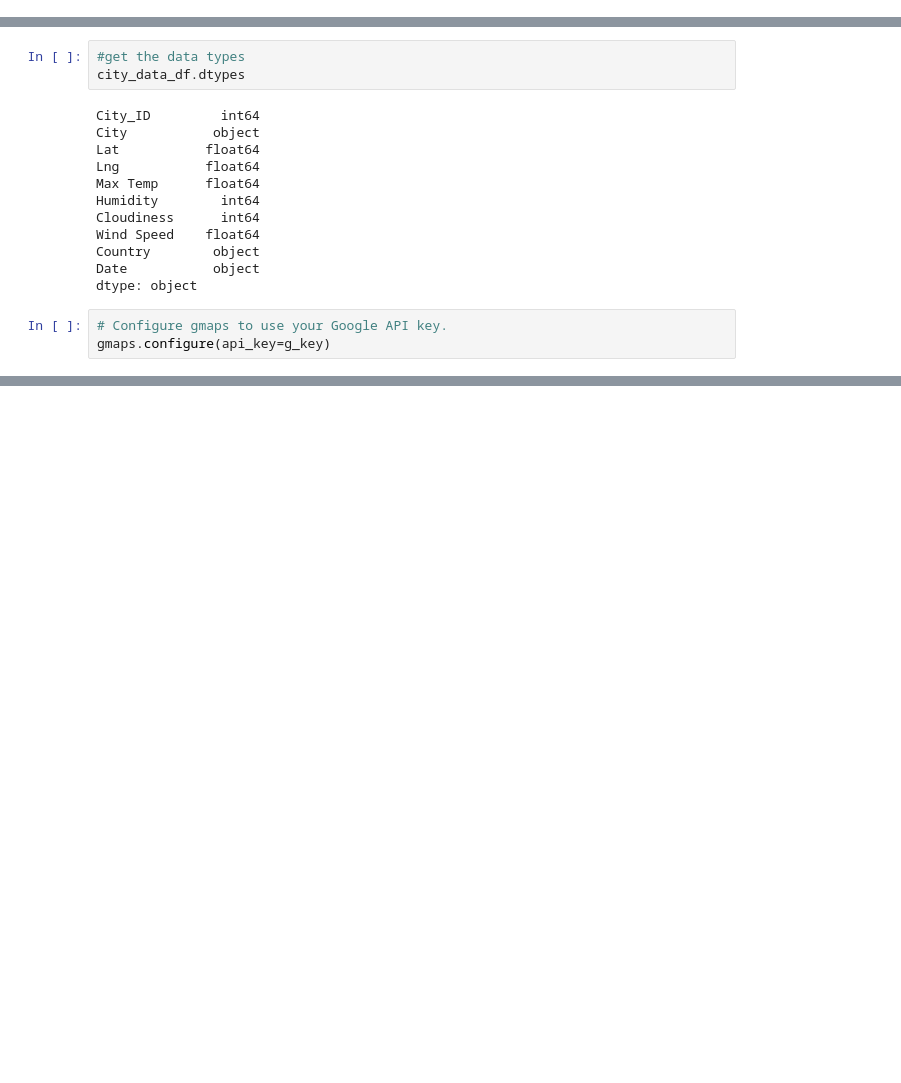
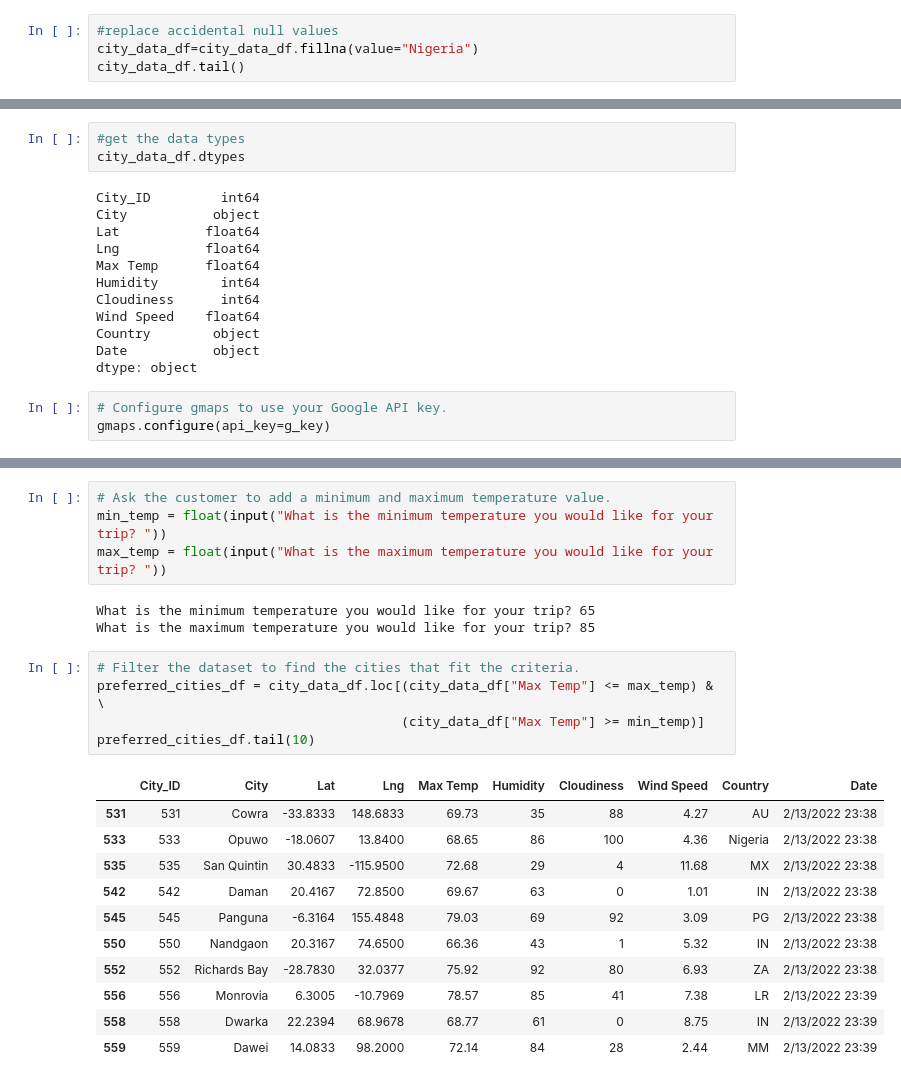
Before and after one commit to ajcurtis916/world_weather_analysis, a Jupyter notebook: VacationPy.ipynb, the cells around one changed output, grey strips where cells are left out. Cells and saved outputs as stored; diff of their text form; blank space fills up the shorter version.

```diff
--- a/VacationPy.ipynb
+++ b/VacationPy.ipynb
@@ -44,0 +75,4 @@ city_data_df.head()
+# %%
+#replace accidental null values
+city_data_df=city_data_df.fillna(value="Nigeria")
+city_data_df.tail()
@@ -114,0 +171,24 @@ fig
+# %%
+# Ask the customer to add a minimum and maximum temperature value.
+min_temp = float(input("What is the minimum temperature you would like for your trip? "))
+max_temp = float(input("What is the maximum temperature you would like for your trip? "))
+# %% [output]
+What is the minimum temperature you would like for your trip? 65
+What is the maximum temperature you would like for your trip? 85
+# %%
+# Filter the dataset to find the cities that fit the criteria.
+preferred_cities_df = city_data_df.loc[(city_data_df["Max Temp"] <= max_temp) & \
+                                       (city_data_df["Max Temp"] >= min_temp)]
+preferred_cities_df.tail(10)
+# %% [output]
+|  | City_ID | City | Lat | Lng | Max Temp | Humidity | Cloudiness | Wind Speed | Country | Date |
+| 531 | 531 | Cowra | -33.8333 | 148.6833 | 69.73 | 35 | 88 | 4.27 | AU | 2/13/2022 23:38 |
+| 533 | 533 | Opuwo | -18.0607 | 13.8400 | 68.65 | 86 | 100 | 4.36 | Nigeria | 2/13/2022 23:38 |
+| 535 | 535 | San Quintin | 30.4833 | -115.9500 | 72.68 | 29 | 4 | 11.68 | MX | 2/13/2022 23:38 |
+| 542 | 542 | Daman | 20.4167 | 72.8500 | 69.67 | 63 | 0 | 1.01 | IN | 2/13/2022 23:38 |
+| 545 | 545 | Panguna | -6.3164 | 155.4848 | 79.03 | 69 | 92 | 3.09 | PG | 2/13/2022 23:38 |
+| 550 | 550 | Nandgaon | 20.3167 | 74.6500 | 66.36 | 43 | 1 | 5.32 | IN | 2/13/2022 23:38 |
+| 552 | 552 | Richards Bay | -28.7830 | 32.0377 | 75.92 | 92 | 80 | 6.93 | ZA | 2/13/2022 23:38 |
+| 556 | 556 | Monrovia | 6.3005 | -10.7969 | 78.57 | 85 | 41 | 7.38 | LR | 2/13/2022 23:39 |
+| 558 | 558 | Dwarka | 22.2394 | 68.9678 | 68.77 | 61 | 0 | 8.75 | IN | 2/13/2022 23:39 |
+| 559 | 559 | Dawei | 14.0833 | 98.2000 | 72.14 | 84 | 28 | 2.44 | MM | 2/13/2022 23:39 |
```
Also changed, not shown: parts of 17 cells of this notebook, 1 other file.
